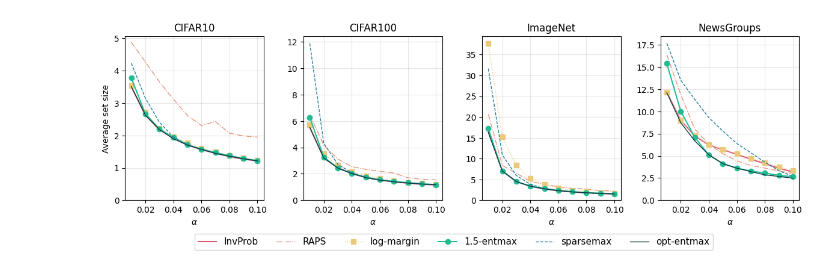
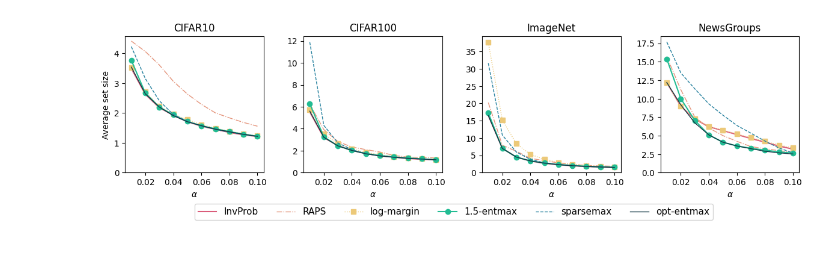
Before and after one commit to deep-spin/sparse-activations-cp, a Jupyter notebook: notebooks/coverage_analysis.ipynb, the cells around one changed output. Saved outputs shown, nothing was run; the diff lists cells and outputs as text; code cells hidden in the pictures.

```diff
--- a/notebooks/coverage_analysis.ipynb
+++ b/notebooks/coverage_analysis.ipynb
@@ -5,7 +5,7 @@ import seaborn as sns
 import matplotlib.pyplot as plt
 import matplotlib.lines as mlines
 # %%
-summary_results = pd.read_csv('../data/results_analysis/summary_results_v2.csv')
+summary_results = pd.read_csv('../data/results_analysis/summary_results_final.csv')
 summary_results['name'] = summary_results['score'].map({'RAPS':'RAPS',
                                                         'sparsemax':'sparsemax',
                                                         'opt_entmax':'opt-entmax',
@@ -14,6 +14,8 @@ summary_results['name'] = summary_results['score'].map({'RAPS':'RAPS',
                                                         'entmax':'1.5-entmax'
                                                     },na_action="ignore")
 # %%
+import matplotlib.lines as mlines
+plt.rcParams['pdf.fonttype'] = 42
 # Example style dictionaries
 custom_linestyles = {
     'InvProb': '-',
@@ -53,7 +55,7 @@ legend_labels = ['InvProb', 'RAPS', 'log-margin', '1.5-entmax', 'sparsemax', 'op
 # summary_results = pd.read_csv("my_file.csv")  # or however you're loading your data
 
 # Example figure with 4 subplots (one per dataset)
-fig, axs = plt.subplots(1, 4, figsize=(12, 4))
+fig, axs = plt.subplots(1, 4, figsize=(12, 3.5))
 unique_datasets = summary_results['dataset'].unique()
 
 for i, dataset_name in enumerate(unique_datasets):
@@ -90,32 +92,32 @@ for i, dataset_name in enumerate(unique_datasets):
         ax.set_ylabel('')
 
     ax.set_ylim(bottom=0)
-    ax.grid(True, alpha=0.3)
+    #ax.grid(True, alpha=0.3)
 
 # Build a custom legend using matplotlib.lines.Line2D
 legend_handles = []
 for method_name in legend_labels:
     lh = mlines.Line2D(
         [], [],
         color=color_map[method_name],
         linestyle=custom_linestyles[method_name],
         linewidth=custom_linewidths[method_name],
         marker=custom_markers[method_name] or '',
         label=method_name
     )
     legend_handles.append(lh)
 
 fig.legend(
     handles=legend_handles,
     labels=legend_labels,
     loc='lower center',
     ncol=6,
     bbox_to_anchor=(0.5, 0.0),
     fontsize=11
 )
 
 # Adjust layout so legend doesn't overlap subplots
 plt.tight_layout(rect=[0, 0.08, 1, 1])
 plt.show()
 # %% [output]
-[figure, old version]
+[figure, new version]
```
Also changed, not shown: parts of 2 cells of this notebook, 6 other files.
